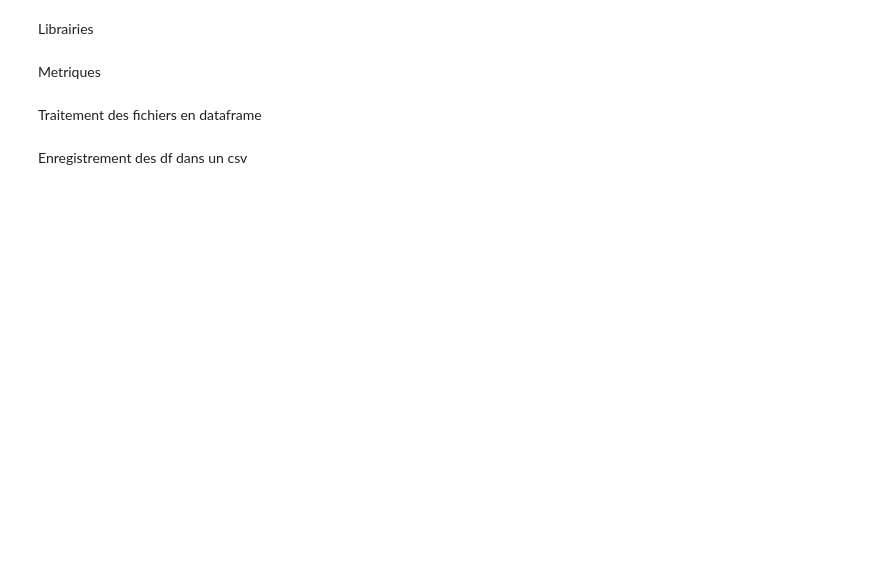
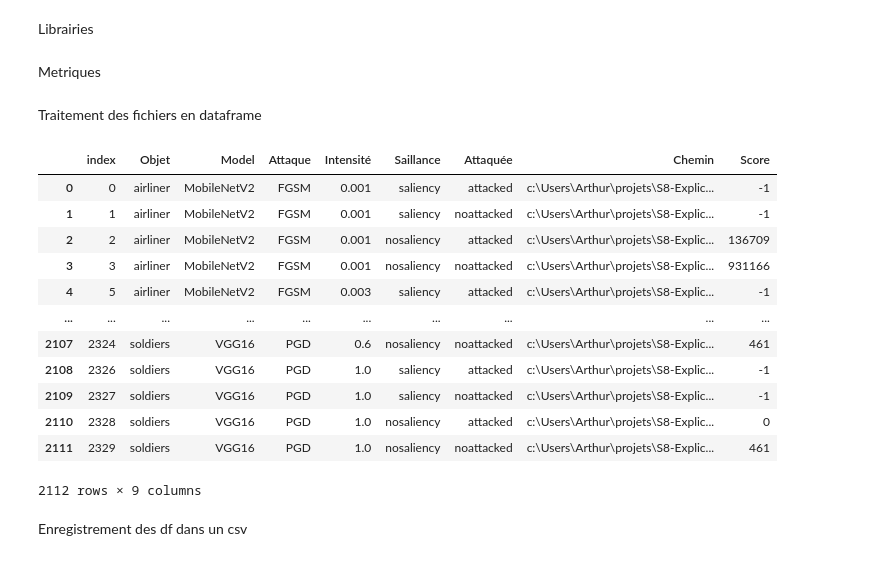
Before and after one commit to ArthurDelannoyazerty/S8-Explicability, a Jupyter notebook: final_dir/analysis_csv.ipynb, the cells around one changed output. Saved outputs shown, nothing was run; the diff lists cells and outputs as text; code cells hidden in the pictures; blank space fills up the shorter version.

```diff
--- a/final_dir/analysis_csv.ipynb
+++ b/final_dir/analysis_csv.ipynb
@@ -91,0 +85,18 @@ df_img_noattacked = df[(df['Saillance'] == 'nosaliency') & (df['Attaquée'] == '
+# %%
+df.drop_duplicates(subset=["Objet", 'Attaque', "Model", "Intensité", "Saillance", "Attaquée"], keep="first", inplace=True)
+df = df.reset_index(drop=False)
+df
+# %% [output]
+|  | index | Objet | Model | Attaque | Intensité | Saillance | Attaquée | Chemin | Score |
+| 0 | 0 | airliner | MobileNetV2 | FGSM | 0.001 | saliency | attacked | c:\Users\Arthur\projets\S8-Explic... | -1 |
+| 1 | 1 | airliner | MobileNetV2 | FGSM | 0.001 | saliency | noattacked | c:\Users\Arthur\projets\S8-Explic... | -1 |
+| 2 | 2 | airliner | MobileNetV2 | FGSM | 0.001 | nosaliency | attacked | c:\Users\Arthur\projets\S8-Explic... | 136709 |
+| 3 | 3 | airliner | MobileNetV2 | FGSM | 0.001 | nosaliency | noattacked | c:\Users\Arthur\projets\S8-Explic... | 931166 |
+| 4 | 5 | airliner | MobileNetV2 | FGSM | 0.003 | saliency | attacked | c:\Users\Arthur\projets\S8-Explic... | -1 |
+| ... | ... | ... | ... | ... | ... | ... | ... | ... | ... |
+| 2107 | 2324 | soldiers | VGG16 | PGD | 0.6 | nosaliency | noattacked | c:\Users\Arthur\projets\S8-Explic... | 461 |
+| 2108 | 2326 | soldiers | VGG16 | PGD | 1.0 | saliency | attacked | c:\Users\Arthur\projets\S8-Explic... | -1 |
+| 2109 | 2327 | soldiers | VGG16 | PGD | 1.0 | saliency | noattacked | c:\Users\Arthur\projets\S8-Explic... | -1 |
+| 2110 | 2328 | soldiers | VGG16 | PGD | 1.0 | nosaliency | attacked | c:\Users\Arthur\projets\S8-Explic... | 0 |
+| 2111 | 2329 | soldiers | VGG16 | PGD | 1.0 | nosaliency | noattacked | c:\Users\Arthur\projets\S8-Explic... | 461 |
+2112 rows × 9 columns
```
Also changed, not shown: parts of 2 cells of this notebook, 3 other files.
